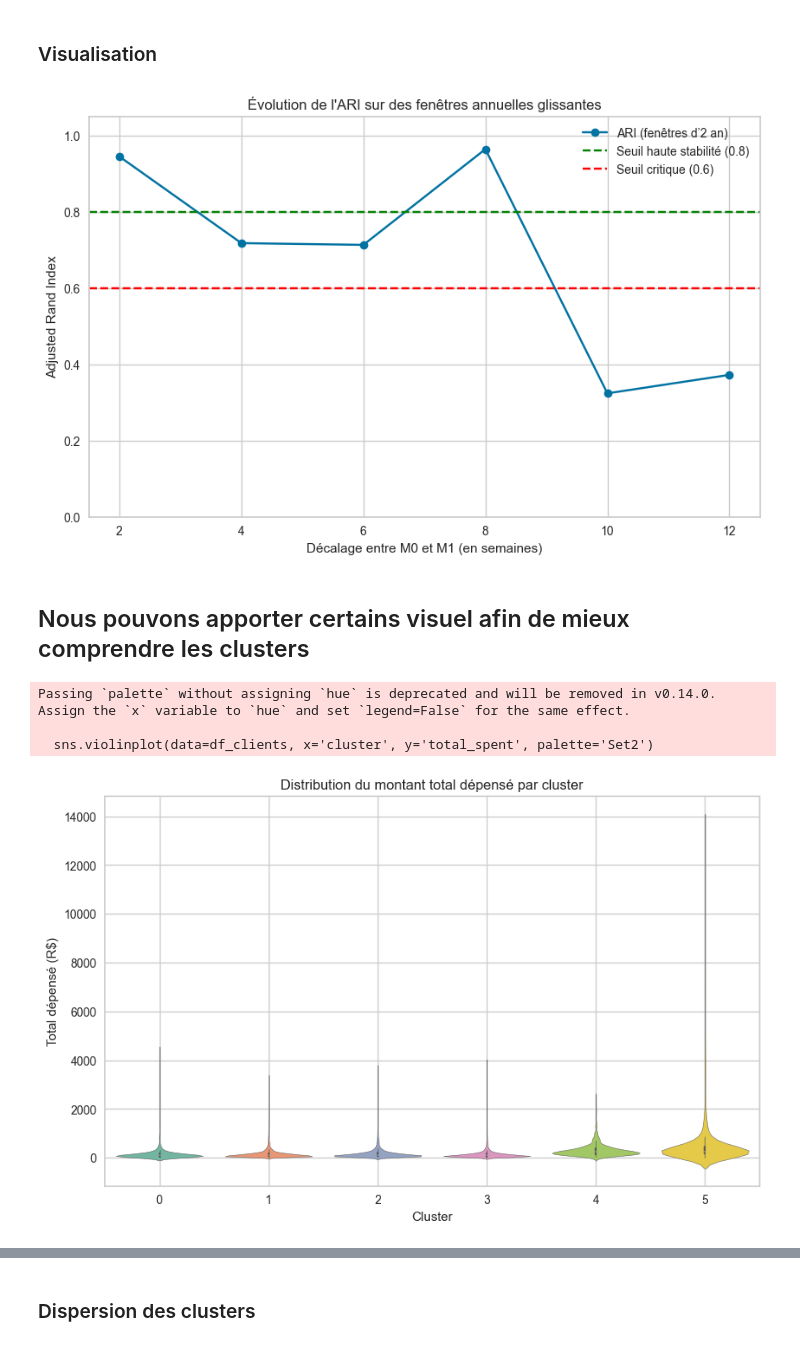
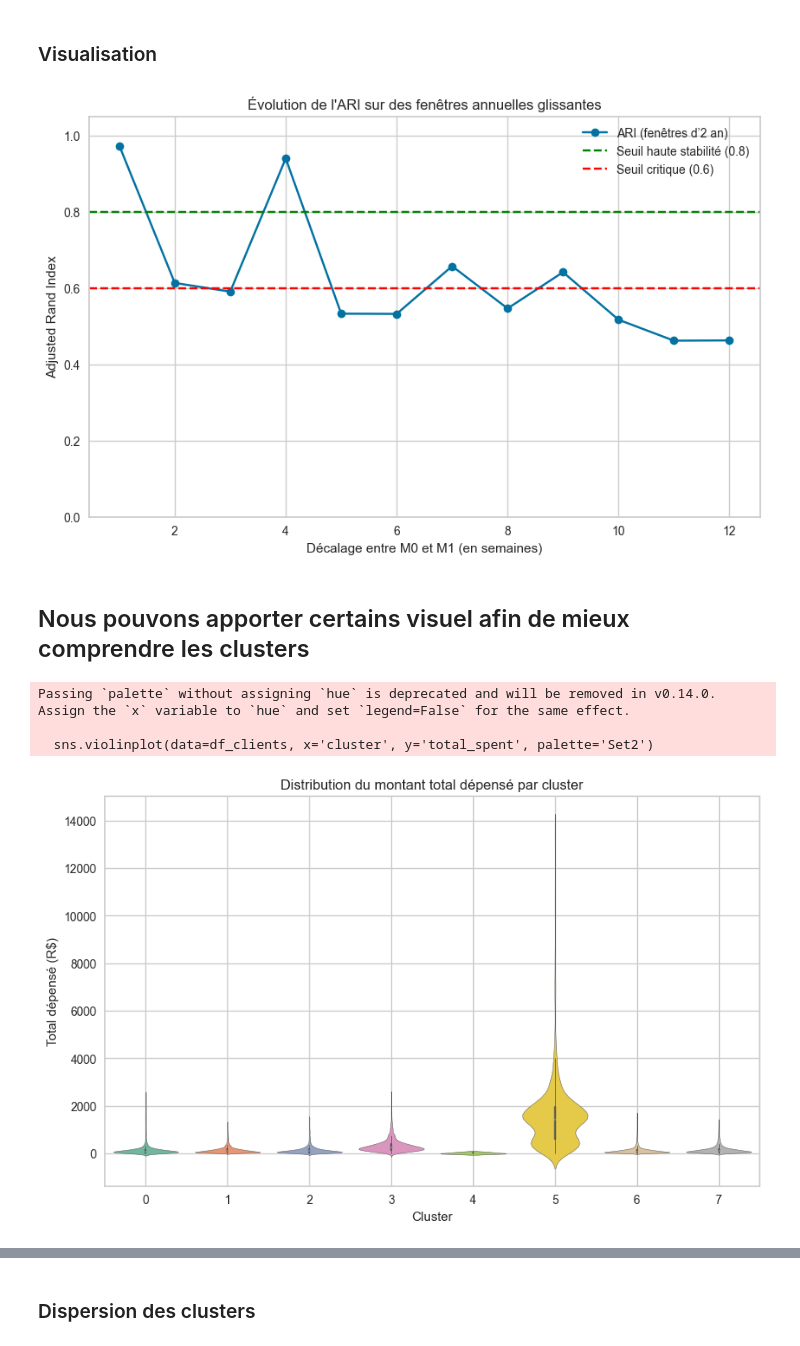
Before and after one commit to TheoChastrePradat/OC_DataScientist_P5, a Jupyter notebook: Projet_5/Script/segmentation_client.ipynb, the cells around one changed output, grey strips where cells are left out. Drawn from its saved outputs; the diff is of its cells as text; code cells hidden in the pictures.

Commit message:
Update segmentation client

```diff
--- a/Projet_5/Script/segmentation_client.ipynb
+++ b/Projet_5/Script/segmentation_client.ipynb
@@ -390,6 +390,6 @@ s_visualizer.poof()
 #### Nous obtenons donc un K = 6
 # %%
 # Nous pouvons recuperer le nombre de clusters optimal de cette facon egalemnent
-opt_k = 6
+opt_k = ke_visualizer.elbow_value_
 print("Le nombre optimal de clusters est : ", opt_k)
 # %% [output]
@@ -425,8 +427,7 @@ df_clients.head()
 # %%
 def dataframe_compute(dataframe, db_conn, query_payment_type, filling_rate_fct, last_date_col='last_order_date', first_date_col='first_order_date'):
     """
-    Traite un DataFrame de commandes clients avec calculs de métriques temporelles
-    et jointure des données de paiement.
+    Traite un DataFrame de commandes clients avec calculs de métriques temporelles et jointure des données de paiement.
 
     Parameters
     ----------
@@ -479,8 +480,7 @@ def dataframe_compute(dataframe, db_conn, query_payment_type, filling_rate_fct,
 
     dataset['avg_days_between_orders'] = (
         (dataset[last_date_col] - dataset[first_date_col]).dt.days /
-        dataset['nb_orders'].replace(1, np.nan)
-    ).round(2)
+        dataset['nb_orders'].replace(1, np.nan)).round(2)
 
     # Jointure avec les données de paiement
     try:
@@ -911,17 +833,17 @@ features = ['recency', 'nb_orders', 'total_spent', 'avg_review_score',
             'avg_days_between_orders', 'payment_boleto', 'payment_credit_card',
             'payment_debit_card', 'payment_voucher', 'payment_not_defined']
 
-date_max = pd.to_datetime("2018-04-17")
+date_max = pd.to_datetime("2018-10-16")
 
-delays = list(range(14, 90+1, 14))  # Délais de 2 semaines à 3 mois
+delays = list(range(14, 90+1, 14))  # Delta de 2 semaines par itérration jusqu'à 3 mois de décalage
 ari_scores_year = []
 
 for delta in delays:
-    # Fenêtre T0 (24 mois terminant à date_max - delta)
+    # Période T0 (24 mois terminant à date_max - delta)
     t0_end = date_max - pd.Timedelta(days=delta)
     t0_start = t0_end - pd.Timedelta(days=730)
 
-    # Fenêtre T1 (24 mois terminant à date_max)
+    # Période T1 (24 mois terminant à date_max)
     t1_end = date_max
     t1_start = t1_end - pd.Timedelta(days=730)
 
@@ -930,9 +852,6 @@ for delta in delays:
 
     dataset_t0 = dataframe_compute(df_t0, conn, query_payment_type, filling_rate, last_date_col='last_order_date', first_date_col='first_order_date')
     dataset_t1 = dataframe_compute(df_t1, conn, query_payment_type, filling_rate, last_date_col='last_order_date', first_date_col='first_order_date')
-
-    # df_t0.dropna(inplace=True)
-    # df_t1.dropna(inplace=True)
 
     print(f"Δ = {delta} jours — T0 : {len(dataset_t0)} clients, T1 : {len(dataset_t1)} clients")
 
@@ -1109,22 +1217,22 @@ ari_scores_year
 # %% [markdown]
 ### Visualisation
 # %%
-x_vals = [d // 7 for d, _ in ari_scores_year]
+x_vals = [d // 14 for d, _ in ari_scores_year]
 y_vals = [a for _, a in ari_scores_year]
 
 plt.figure(figsize=(10, 6))
 plt.plot(x_vals, y_vals, marker='o', label="ARI (fenêtres d’2 an)")
 plt.axhline(0.8, color='green', linestyle='--', label='Seuil haute stabilité (0.8)')
 plt.axhline(0.6, color='red', linestyle='--', label='Seuil critique (0.6)')
 plt.title("Évolution de l'ARI sur des fenêtres annuelles glissantes")
 plt.xlabel("Décalage entre M0 et M1 (en semaines)")
 plt.ylabel("Adjusted Rand Index")
 plt.grid(True)
 plt.legend()
 plt.ylim(0, 1.05)
 plt.show()
 # %% [output]
-[figure, old version]
+[figure, new version]
 # %% [markdown]
 ## Nous pouvons apporter certains visuel afin de mieux comprendre les clusters
 # %%
@@ -1139,7 +1247,7 @@ plt.show()
 Passing `palette` without assigning `hue` is deprecated and will be removed in v0.14.0. Assign the `x` variable to `hue` and set `legend=False` for the same effect.
 
   sns.violinplot(data=df_clients, x='cluster', y='total_spent', palette='Set2')
-[figure, old version]
+[figure, new version]
 # %%
 for col in ['recency', 'nb_orders', 'avg_review_score', 'avg_days_between_orders']:
     plt.figure(figsize=(10, 6))
```
Also changed, not shown: parts of 23 cells of this notebook.
